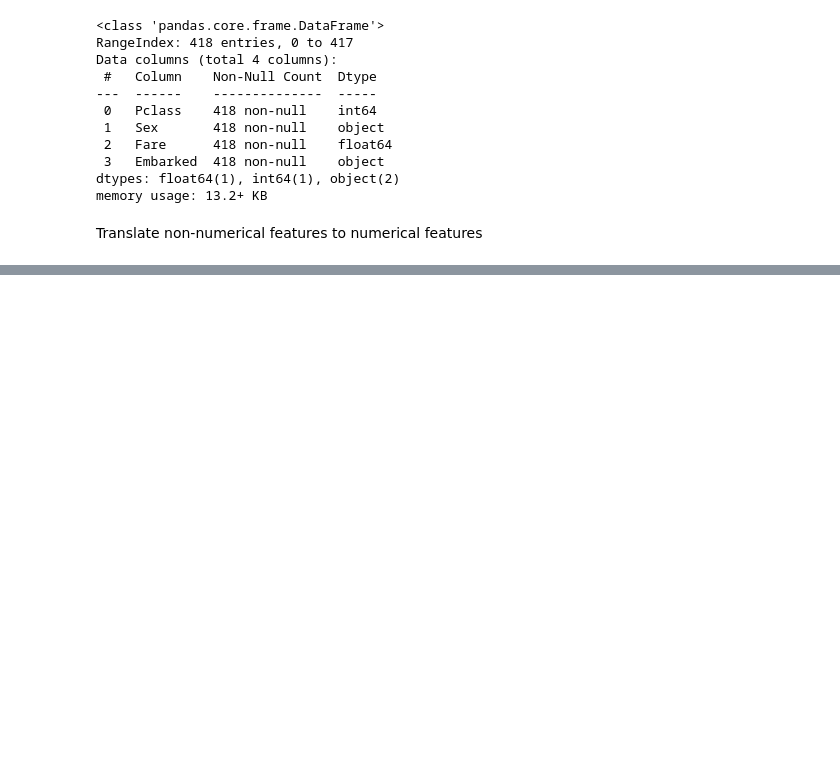
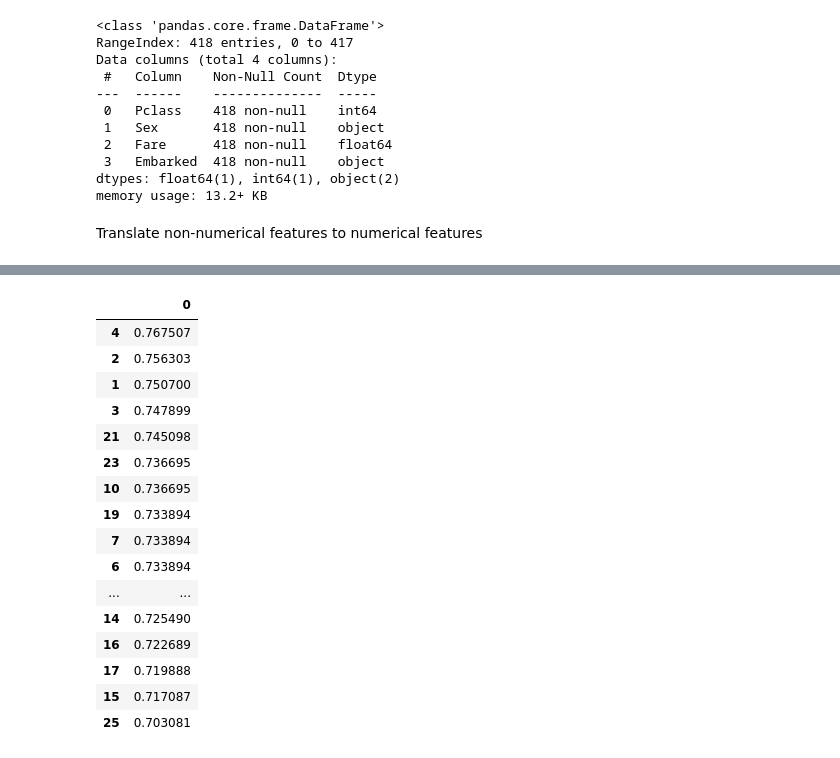
Before and after one commit to zqTheDesigner/study_KNN, a Jupyter notebook: titanic-knn.ipynb, the cells around one changed output, grey strips where cells are left out. Drawn from its saved outputs; the diff is of its cells as text; code cells hidden in the pictures; blank space fills up the shorter version.

```diff
--- a/titanic-knn.ipynb
+++ b/titanic-knn.ipynb
@@ -164,0 +235,21 @@ df_train_set.head()
+# %%
+scores_df = pd.DataFrame(scores, index=range(1,26))
+scores_df.sort_values(by=0, ascending=False)
+# %% [output]
+|  | 0 |
+| 4 | 0.767507 |
+| 2 | 0.756303 |
+| 1 | 0.750700 |
+| 3 | 0.747899 |
+| 21 | 0.745098 |
+| 23 | 0.736695 |
+| 10 | 0.736695 |
+| 19 | 0.733894 |
+| 7 | 0.733894 |
+| 6 | 0.733894 |
+| ... | ... |
+| 14 | 0.725490 |
+| 16 | 0.722689 |
+| 17 | 0.719888 |
+| 15 | 0.717087 |
+| 25 | 0.703081 |
```
Also changed, not shown: parts of 20 cells of this notebook, 1 other file.
